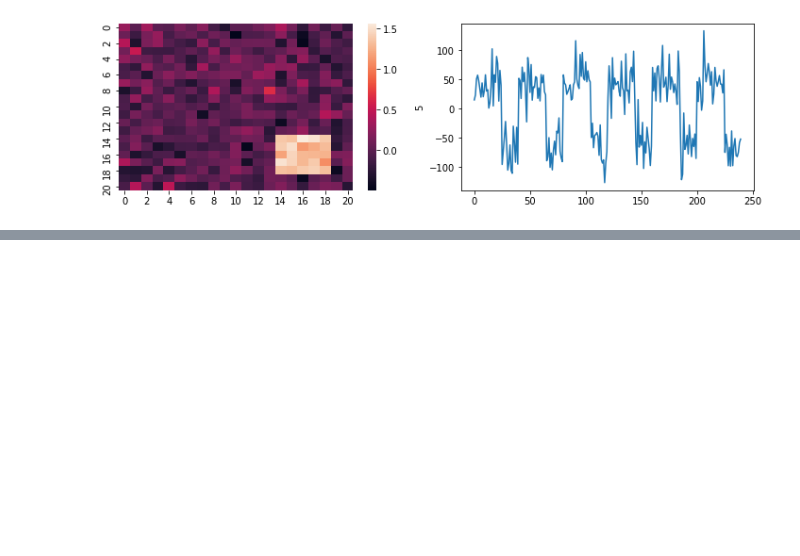
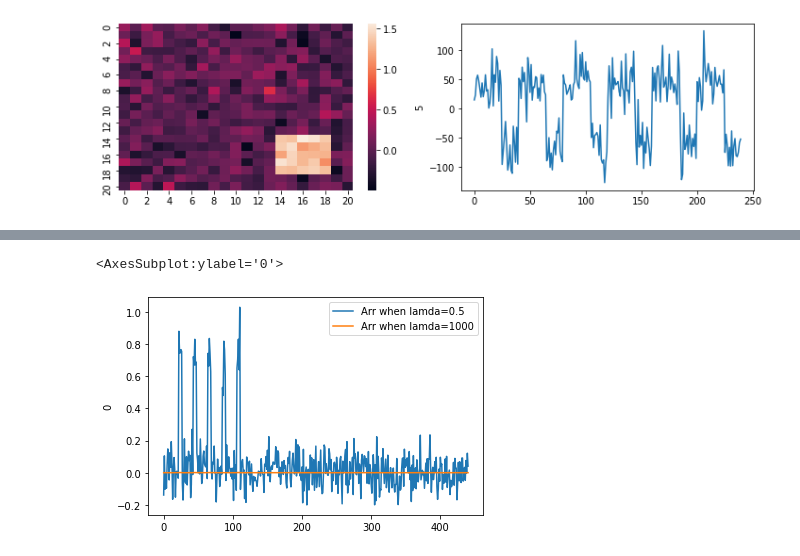
Before and after one commit to YourTeacher23/MAST30034-Assignment1, a Jupyter notebook: Assignment2.ipynb, the cells around one changed output, grey strips where cells are left out. Saved outputs shown, nothing was run; the diff lists cells and outputs as text; code cells hidden in the pictures; blank space fills up the shorter version.

```diff
--- a/Q1.ipynb
+++ b/Assignment2.ipynb
@@ -205,0 +270,6 @@ for col in range(0, len(Alsr)):
+# %%
+sns.lineplot(data=Arr_df[0], label='Arr when lamda=0.5')
+sns.lineplot(data=Arr_alt_df[0], label='Arr when lamda=1000')
+# %% [output]
+<AxesSubplot:ylabel='0'>
+[figure, added]
```
Also changed, not shown: parts of 11 cells of this notebook, 4 other files.
